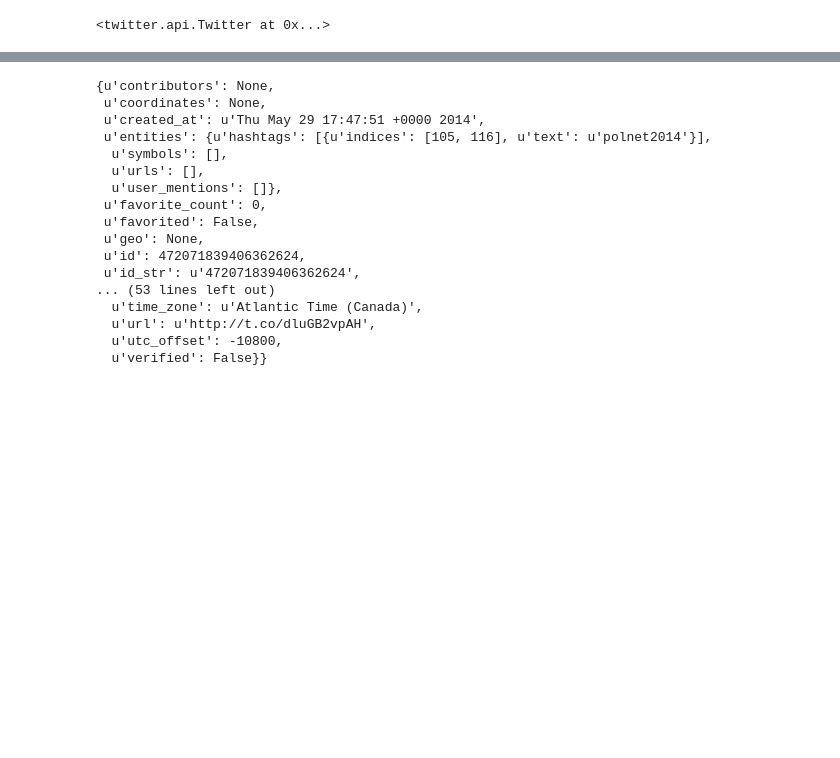
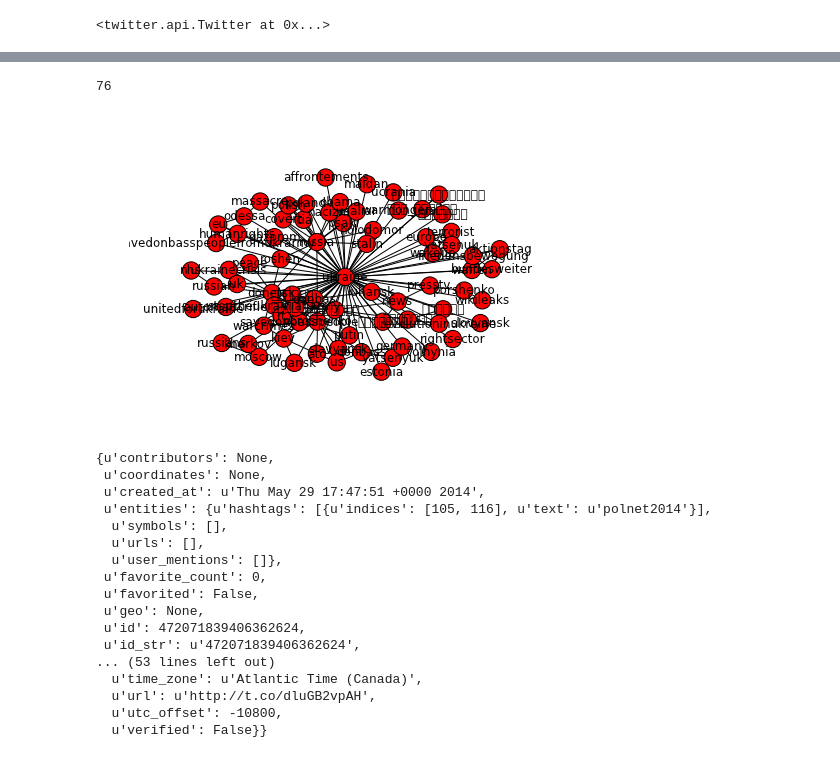
Before and after one commit to maksim2042/PolNet2014, a Jupyter notebook: Social Media Mining -- PolNet 2014.ipynb, the cells around one changed output, grey strips where cells are left out. Cells and saved outputs as stored; diff of their text form; code cells hidden in the pictures; blank space fills up the shorter version.

```diff
--- a/Social Media Mining -- PolNet 2014.ipynb
+++ b/Social Media Mining -- PolNet 2014.ipynb
@@ -39,0 +43,5 @@ len(statuses)
+# %%
+hashtags="foo,bar,baz,baf".split(',')
+# %%
+for pair in permutations(hashtags, 2):
+    print pair
@@ -40,5 +61,16 @@ len(statuses)
 # %%
-text = statuses[0]['text']
-screen_name = statuses[0]['user']['screen_name']
-hashtags = [h['text'] for h in statuses[0]['entities']['hashtags']]
-mentions = [h['text'] for h in statuses[0]['entities']['user_mentions']]
+def process_tweets(statuses):
+
+    hashtag_network = net.Graph()
+
+    for status in statuses:
+        text = status['text']
+        screen_name = status['user']['screen_name']
+        hashtags = [h['text'].lower() for h in status['entities']['hashtags']]
+        #mentions = [h['text'] for h in status['entities']['user_mentions']]
+
+        for pair in permutations(hashtags, 2):
+            hashtag_network.add_edge(pair[0],pair[1])
+    return hashtag_network
+# %%
+hh = process_tweets(statuses)
@@ -45,3 +79,11 @@ mentions = [h['text'] for h in statuses[0]['entities']['user_mentions']]
+# %%
+len(hh)
+# %% [output]
+76
+# %%
+net.draw(hh)
+# %% [output]
+[figure, added]
 # %%
 statuses[0]
 # %% [output]
```
Also changed, not shown: parts of 5 cells of this notebook.
